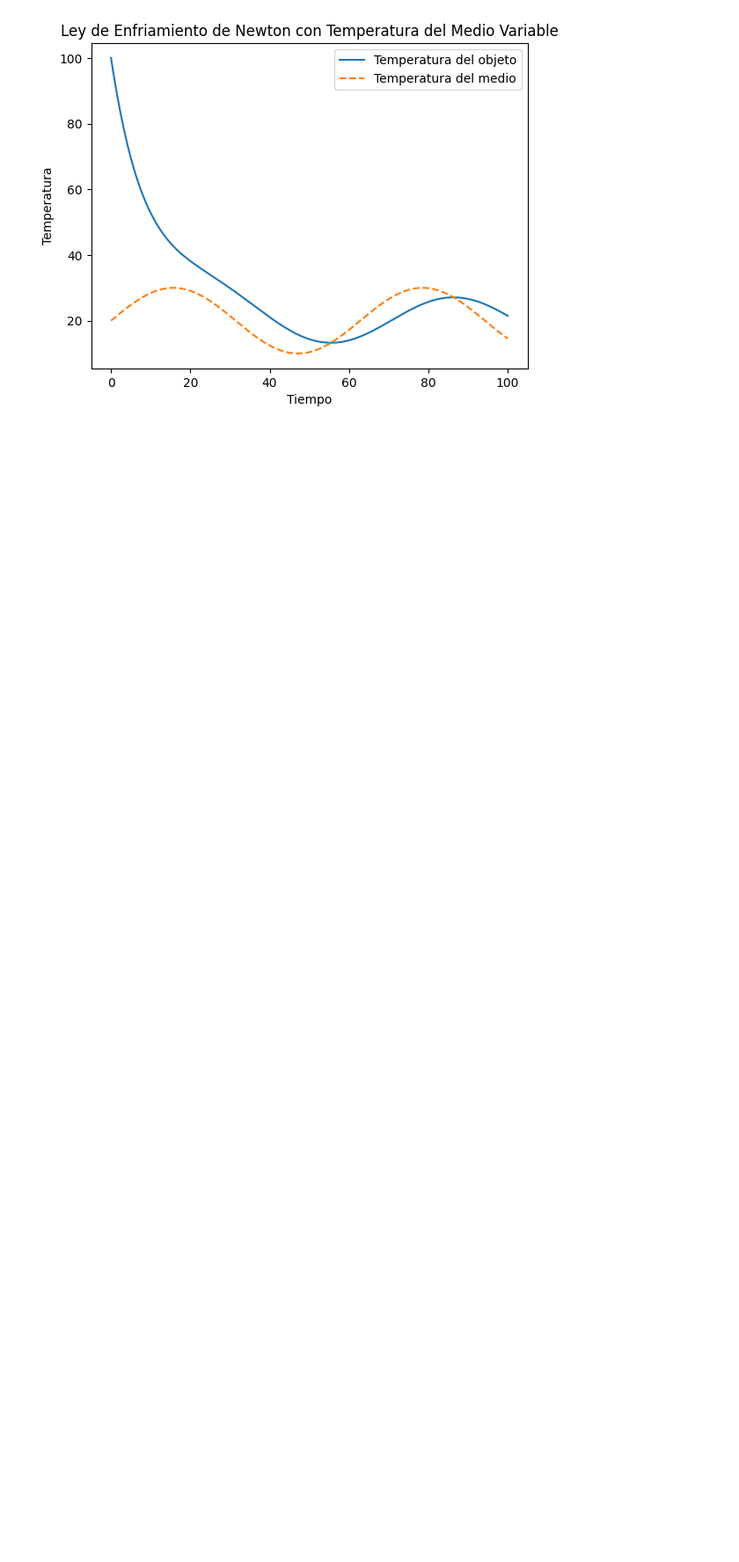
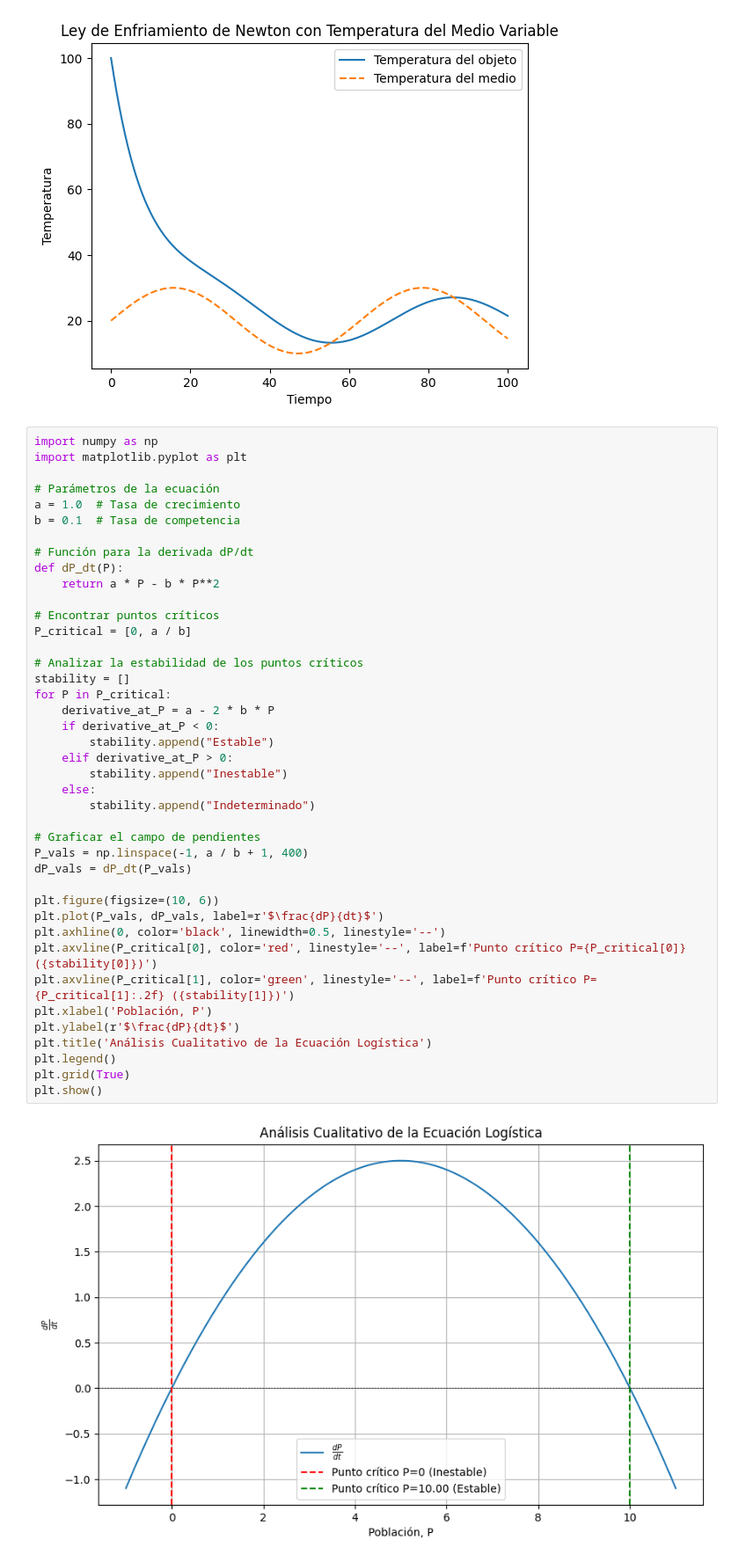
Before and after one commit to DenisOsses/CursoEdo, a Jupyter notebook: Ejercicios.ipynb, the cells around one changed output. Shown: that part at 88% size. Drawn from its saved outputs; the diff is of its cells as text; blank space fills up the shorter version.

```diff
--- a/Ejercicios.ipynb
+++ b/Ejercicios.ipynb
@@ -91,3 +91,46 @@ plt.title('Ley de Enfriamiento de Newton con Temperatura del Medio Variable')
 plt.show()
 # %% [output]
 [figure]
+# %%
+import numpy as np
+import matplotlib.pyplot as plt
+
+# Parámetros de la ecuación
+a = 1.0  # Tasa de crecimiento
+b = 0.1  # Tasa de competencia
+
+# Función para la derivada dP/dt
+def dP_dt(P):
+    return a * P - b * P**2
+
+# Encontrar puntos críticos
+P_critical = [0, a / b]
+
+# Analizar la estabilidad de los puntos críticos
+stability = []
+for P in P_critical:
+    derivative_at_P = a - 2 * b * P
+    if derivative_at_P < 0:
+        stability.append("Estable")
+    elif derivative_at_P > 0:
+        stability.append("Inestable")
+    else:
+        stability.append("Indeterminado")
+
+# Graficar el campo de pendientes
+P_vals = np.linspace(-1, a / b + 1, 400)
+dP_vals = dP_dt(P_vals)
+
+plt.figure(figsize=(10, 6))
+plt.plot(P_vals, dP_vals, label=r'$\frac{dP}{dt}$')
+plt.axhline(0, color='black', linewidth=0.5, linestyle='--')
+plt.axvline(P_critical[0], color='red', linestyle='--', label=f'Punto crítico P={P_critical[0]} ({stability[0]})')
+plt.axvline(P_critical[1], color='green', linestyle='--', label=f'Punto crítico P={P_critical[1]:.2f} ({stability[1]})')
+plt.xlabel('Población, P')
+plt.ylabel(r'$\frac{dP}{dt}$')
+plt.title('Análisis Cualitativo de la Ecuación Logística')
+plt.legend()
+plt.grid(True)
+plt.show()
+# %% [output]
+[figure, added]
```
Also changed, not shown: 15 other files.
